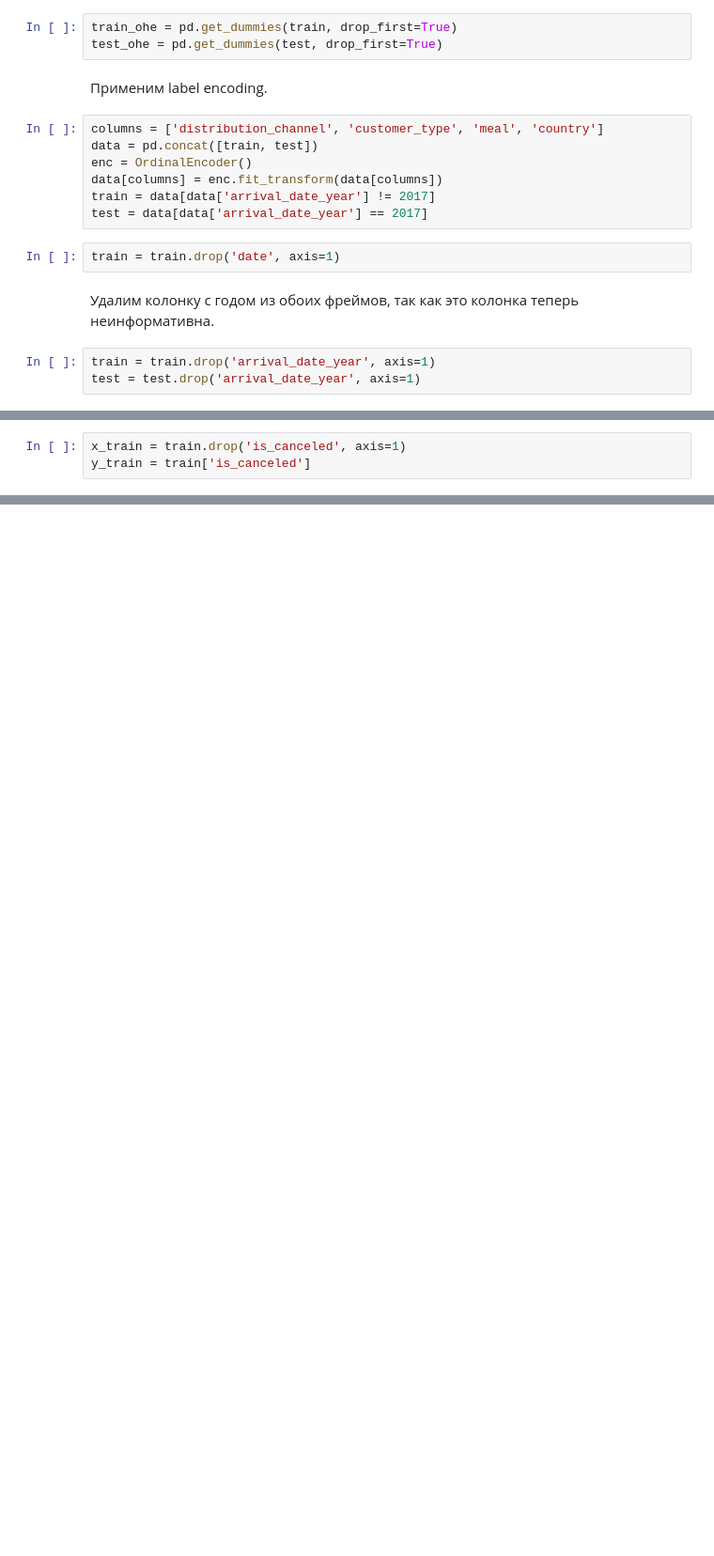
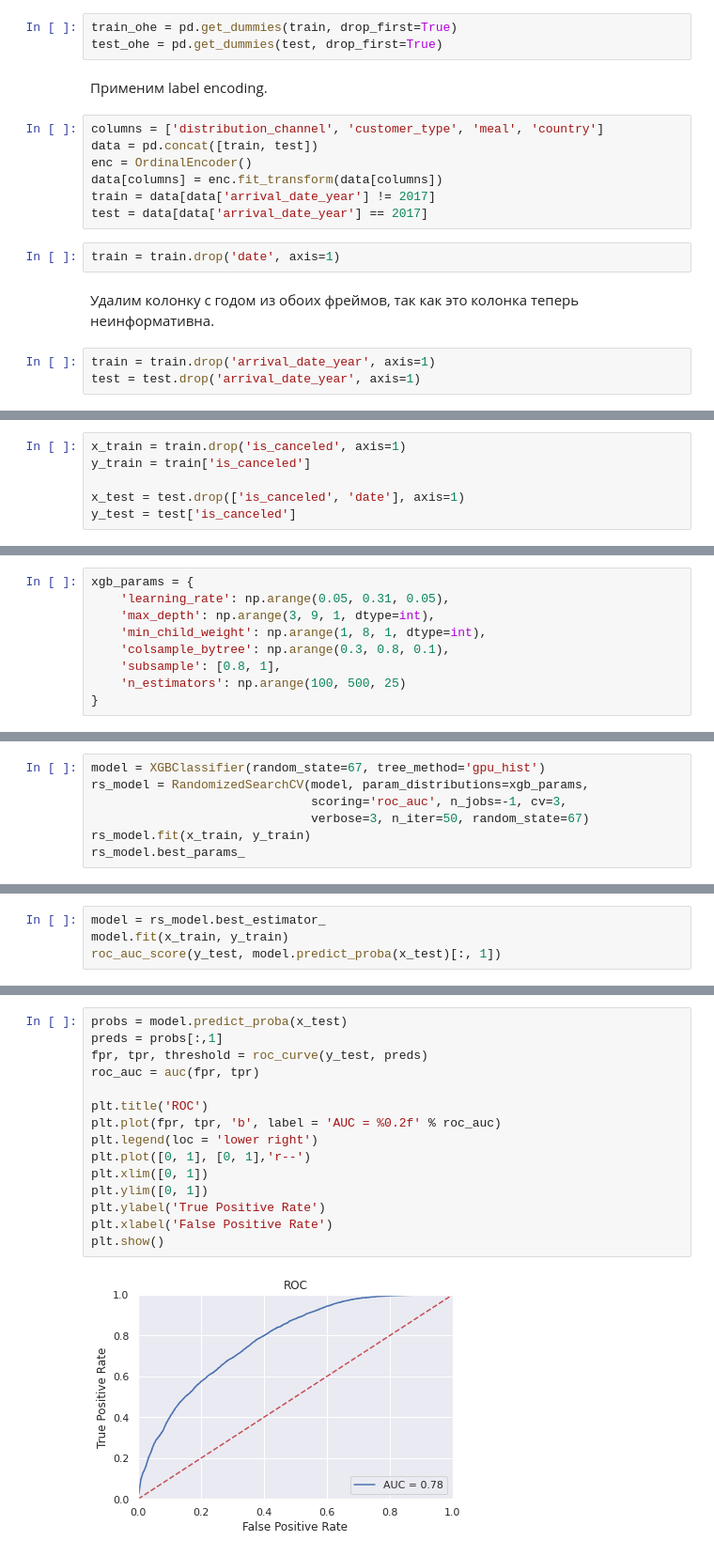
Before and after one commit to Doppler-67/hotel-false-booking-detection, a Jupyter notebook: hotel.ipynb, the cells around one changed output, grey strips where cells are left out. Shown at 94% size. Saved outputs shown, nothing was run; the diff lists cells and outputs as text; blank space fills up the shorter version.

```diff
--- a/hotel.ipynb
+++ b/hotel.ipynb
@@ -519,6 +507,9 @@ train_ohe.shape, test_ohe.shape
 # %%
 x_train = train.drop('is_canceled', axis=1)
 y_train = train['is_canceled']
+
+x_test = test.drop(['is_canceled', 'date'], axis=1)
+y_test = test['is_canceled']
 # %%
 x_train_ohe = train_ohe.drop('is_canceled', axis=1)
 y_train_ohe = train_ohe['is_canceled']
@@ -556,0 +559,9 @@ avg auc-roc: 0.5944795003227412
+# %%
+xgb_params = {
+    'learning_rate': np.arange(0.05, 0.31, 0.05),
+    'max_depth': np.arange(3, 9, 1, dtype=int),
+    'min_child_weight': np.arange(1, 8, 1, dtype=int),
+    'colsample_bytree': np.arange(0.3, 0.8, 0.1),
+    'subsample': [0.8, 1],
+    'n_estimators': np.arange(100, 500, 25)
+}
@@ -556,0 +579,7 @@ avg auc-roc: 0.5944795003227412
+# %%
+model = XGBClassifier(random_state=67, tree_method='gpu_hist')
+rs_model = RandomizedSearchCV(model, param_distributions=xgb_params,
+                              scoring='roc_auc', n_jobs=-1, cv=3,
+                              verbose=3, n_iter=50, random_state=67)
+rs_model.fit(x_train, y_train)
+rs_model.best_params_
@@ -556,0 +602,4 @@ avg auc-roc: 0.5944795003227412
+# %%
+model = rs_model.best_estimator_
+model.fit(x_train, y_train)
+roc_auc_score(y_test, model.predict_proba(x_test)[:, 1])
@@ -556,0 +610,17 @@ avg auc-roc: 0.5944795003227412
+# %%
+probs = model.predict_proba(x_test)
+preds = probs[:,1]
+fpr, tpr, threshold = roc_curve(y_test, preds)
+roc_auc = auc(fpr, tpr)
+
+plt.title('ROC')
+plt.plot(fpr, tpr, 'b', label = 'AUC = %0.2f' % roc_auc)
+plt.legend(loc = 'lower right')
+plt.plot([0, 1], [0, 1],'r--')
+plt.xlim([0, 1])
+plt.ylim([0, 1])
+plt.ylabel('True Positive Rate')
+plt.xlabel('False Positive Rate')
+plt.show()
+# %% [output]
+[figure, added]
```
Also changed, not shown: parts of 59 cells of this notebook.
